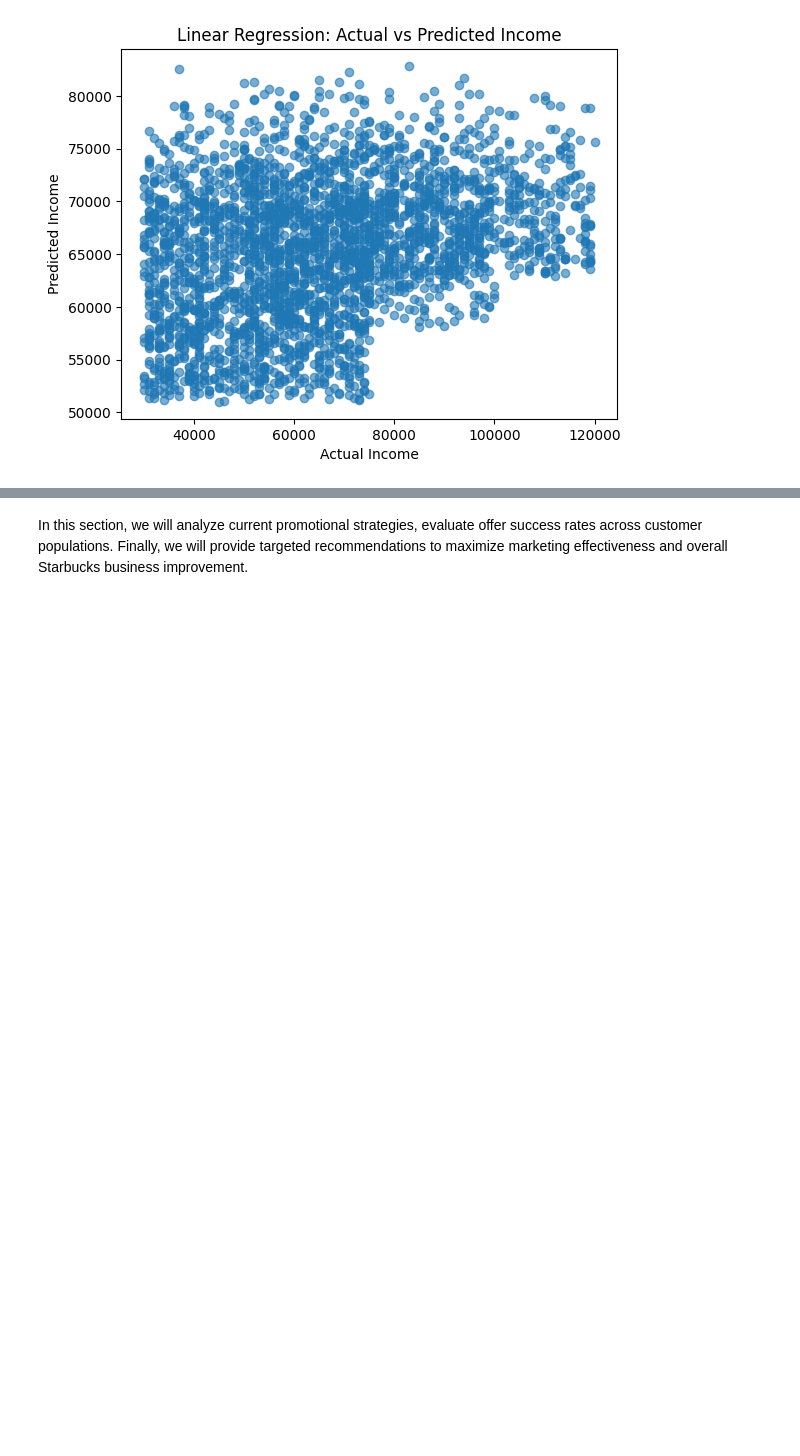
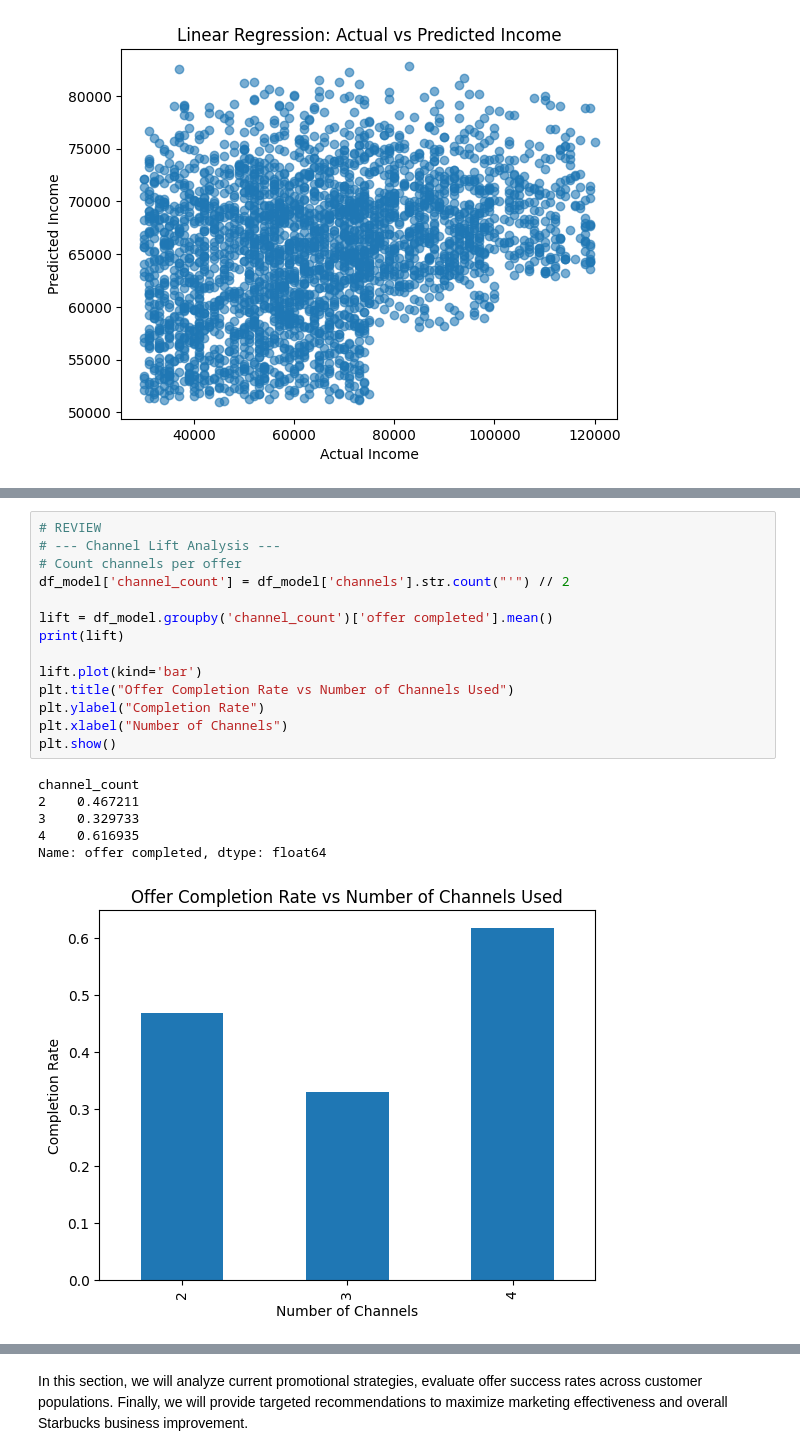
Before and after one commit to surf-guy/DSE200, a Jupyter notebook: MiniProject_Starbucks_PhongLe_JakeRamirez.ipynb, the cells around one changed output, grey strips where cells are left out. Saved outputs shown, nothing was run; the diff lists cells and outputs as text; blank space fills up the shorter version.

```diff
--- a/MiniProject_Starbucks_PhongLe_JakeRamirez.ipynb
+++ b/MiniProject_Starbucks_PhongLe_JakeRamirez.ipynb
@@ -520 +765,22 @@ plt.show()
+# %%
+# REVIEW
+# --- Channel Lift Analysis ---
+# Count channels per offer
+df_model['channel_count'] = df_model['channels'].str.count("'") // 2
+
+lift = df_model.groupby('channel_count')['offer completed'].mean()
+print(lift)
+
+lift.plot(kind='bar')
+plt.title("Offer Completion Rate vs Number of Channels Used")
+plt.ylabel("Completion Rate")
+plt.xlabel("Number of Channels")
+plt.show()
+# %% [output]
+channel_count
+2    0.467211
+3    0.329733
+4    0.616935
+Name: offer completed, dtype: float64
+[figure, added]
 # %% [markdown]
```
Also changed, not shown: parts of 41 cells of this notebook.
